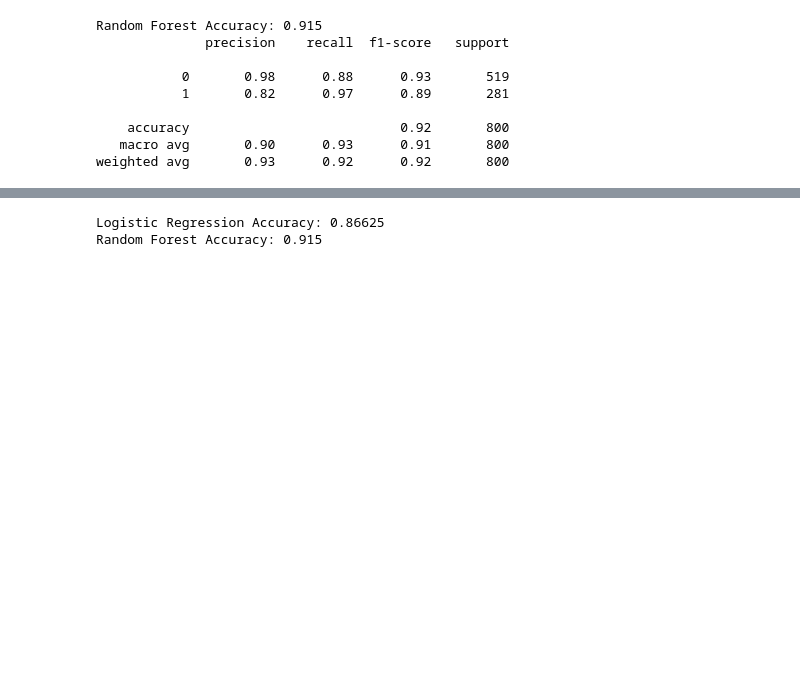
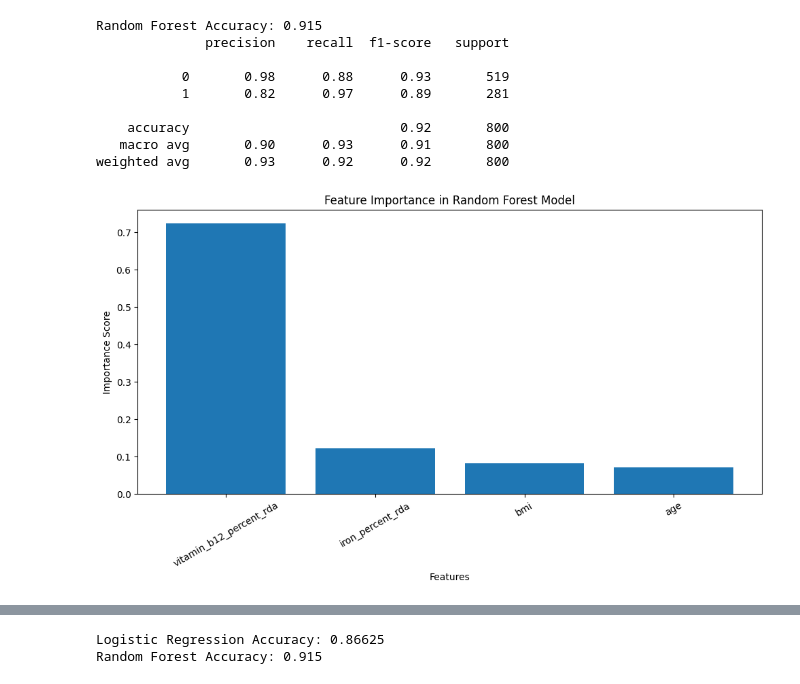
Before and after one commit to owoaladetemitope-star/health-risk-predictor, a Jupyter notebook: analysis.ipynb, the cells around one changed output, grey strips where cells are left out. Saved outputs shown, nothing was run; the diff lists cells and outputs as text; code cells hidden in the pictures; blank space fills up the shorter version.

Commit message:
model evaluation, feature importance , and README

```diff
--- a/analysis.ipynb
+++ b/analysis.ipynb
@@ -188,3 +188,21 @@ Random Forest Accuracy: 0.915
     accuracy                           0.92       800
    macro avg       0.90      0.93      0.91       800
 weighted avg       0.93      0.92      0.92       800
+# %%
+feature_importance = pd.DataFrame({
+    'Feature': X.columns,
+    'Importance': rf_model.feature_importances_
+})
+
+feature_importance = feature_importance.sort_values(by='Importance', ascending=False)
+
+plt.figure(figsize=(10,6))
+plt.bar(feature_importance['Feature'], feature_importance['Importance'])
+plt.title('Feature Importance in Random Forest Model')
+plt.xlabel('Features')
+plt.ylabel('Importance Score')
+plt.xticks(rotation=30)
+plt.tight_layout()
+plt.show()
+# %% [output]
+[figure, added]
```
Also changed, not shown: parts of 2 cells of this notebook, 1 other file.
